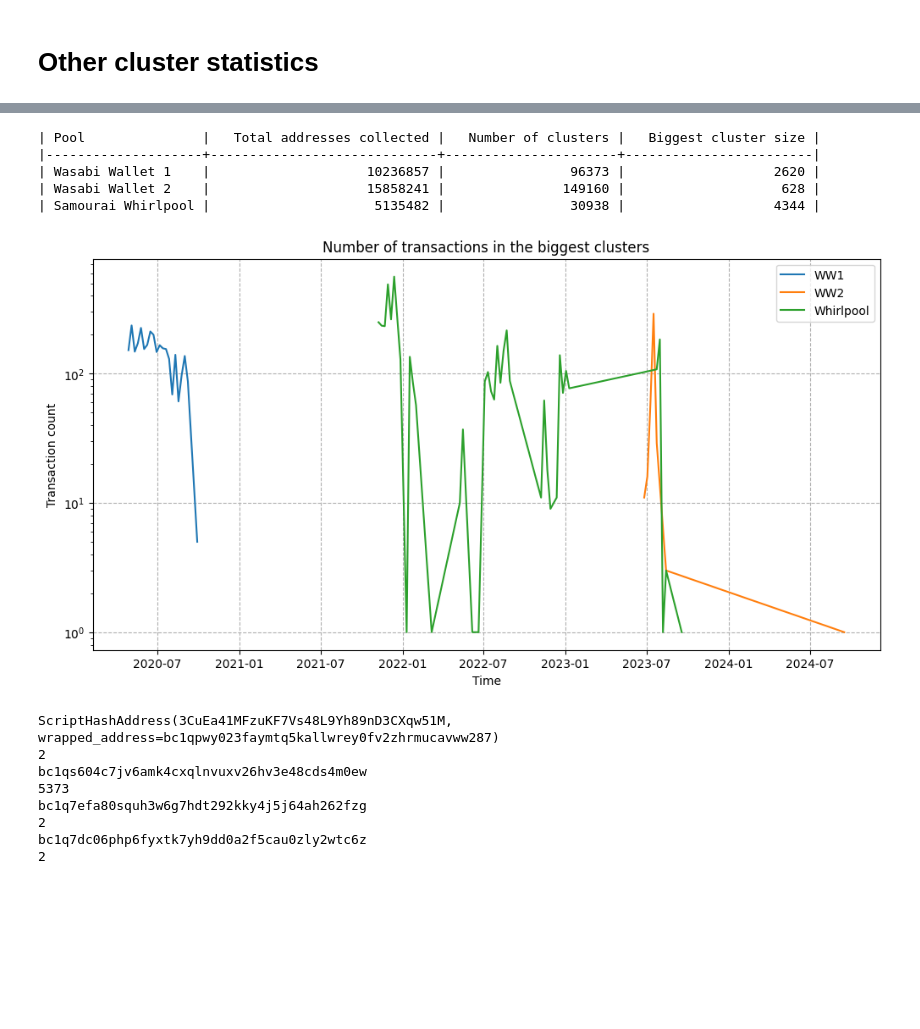
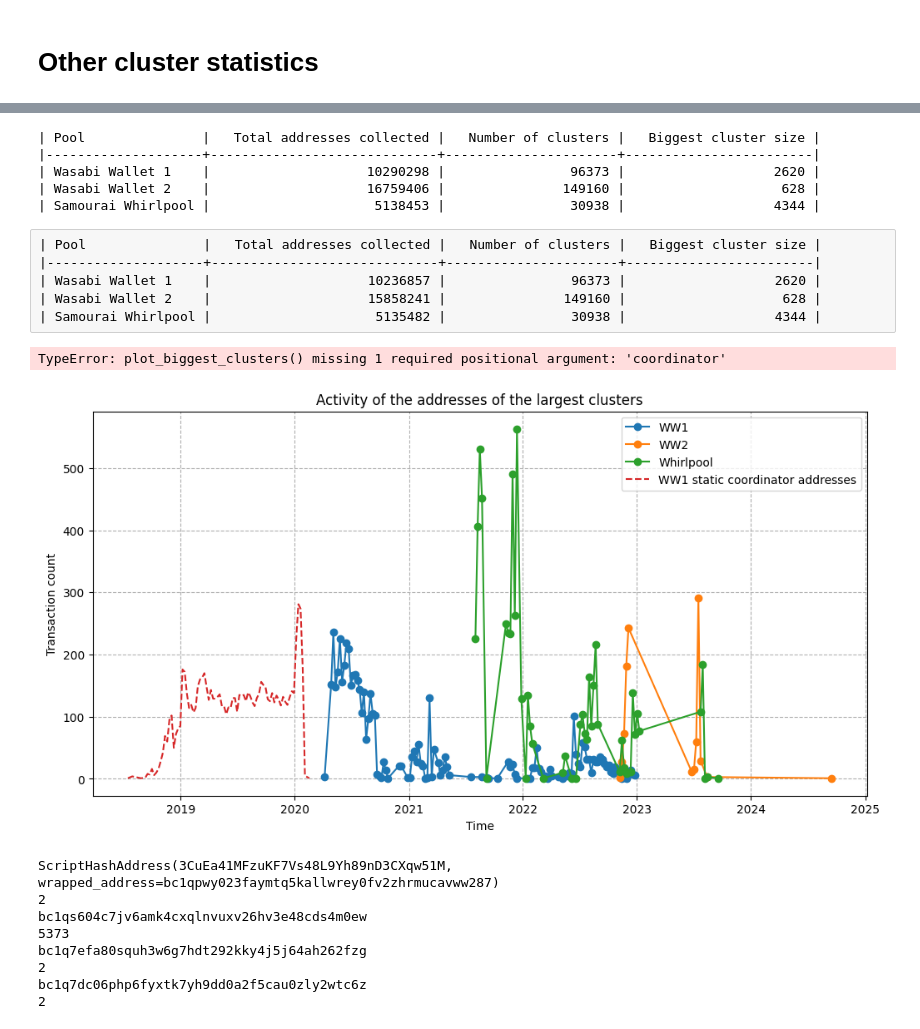
Before and after one commit to mmstanone/blocksci, a Jupyter notebook: Notebooks/Clusters.ipynb, the cells around one changed output, grey strips where cells are left out. Cells and saved outputs as stored; diff of their text form; code cells hidden in the pictures; blank space fills up the shorter version.

```diff
--- a/Notebooks/Clusters.ipynb
+++ b/Notebooks/Clusters.ipynb
@@ -305,21 +297,21 @@ print(tabulate(
     [
         [
             "Wasabi Wallet 1",
-            10236857,
+            10290298,
             len(ww1_clusters),
-            max(map(lambda c: c.address_count(), ww1_clusters))
+            max(ww1_clusters, key=lambda c: c.address_count()).address_count()
         ],
         [
             "Wasabi Wallet 2",
-            15858241,
+            16759406,
             len(ww2_clusters),
-            max(map(lambda c: c.address_count(), ww2_clusters))
+            max(ww2_clusters, key=lambda c: c.address_count()).address_count()
         ],
         [
             "Samourai Whirlpool",
-            5135482,
+            5138453,
             len(wp_clusters),
-            max(map(lambda c: c.address_count(), wp_clusters))
+            max(wp_clusters, key=lambda c: c.address_count()).address_count()
         ],
 
     ],
@@ -330,19 +322,25 @@ print(tabulate(
 # %% [output]
 | Pool               |   Total addresses collected |   Number of clusters |   Biggest cluster size |
 |--------------------+-----------------------------+----------------------+------------------------|
-| Wasabi Wallet 1    |                    10236857 |                96373 |                   2620 |
-| Wasabi Wallet 2    |                    15858241 |               149160 |                    628 |
-| Samourai Whirlpool |                     5135482 |                30938 |                   4344 |
+| Wasabi Wallet 1    |                    10290298 |                96373 |                   2620 |
+| Wasabi Wallet 2    |                    16759406 |               149160 |                    628 |
+| Samourai Whirlpool |                     5138453 |                30938 |                   4344 |
+# %% [raw]
+| Pool               |   Total addresses collected |   Number of clusters |   Biggest cluster size |
+|--------------------+-----------------------------+----------------------+------------------------|
+| Wasabi Wallet 1    |                    10236857 |                96373 |                   2620 |
+| Wasabi Wallet 2    |                    15858241 |               149160 |                    628 |
+| Samourai Whirlpool |                     5135482 |                30938 |                   4344 |
 # %%
-def plot_biggest_clusters(ww1, ww2, sw):
+def plot_biggest_clusters(ww1, ww2, sw, coordinator):
 
-    def process(biggest_cluster):
+    def process(biggest_clusters):
         a: blocksci.Address
 
         all_cluster_transactions = set()
 
-        for a in biggest_cluster.addresses.to_list():
-            for tx in a.txes:
+        for c in biggest_clusters:
+            for tx in c.txes():
                 all_cluster_transactions.add(tx)
 
 
@@ -354,21 +352,36 @@ def plot_biggest_clusters(ww1, ww2, sw):
     df_ww1 = process(ww1)
     df_ww2 = process(ww2)
     df_sw = process(sw)
+    df_coordinator = process(coordinator)
 
     plt.figure(figsize=(12, 6))
 
-    plt.plot(df_ww1['week_start'], df_ww1["count"], label="WW1")
-    plt.plot(df_ww2['week_start'], df_ww2["count"], label="WW2")
-    plt.plot(df_sw['week_start'], df_sw["count"], label="Whirlpool")
+    plt.plot(df_ww1['week_start'], df_ww1["count"], label="WW1", marker='o')
+    plt.plot(df_ww2['week_start'], df_ww2["count"], label="WW2", marker='o')
+    plt.plot(df_sw['week_start'], df_sw["count"], label="Whirlpool", marker='o')
+    plt.plot(df_coordinator['week_start'], df_coordinator["count"], label="WW1 static coordinator addresses", ls='--')
     plt.grid(ls='--')
+
     plt.xlabel('Time')
     plt.ylabel('Transaction count')
-    plt.title('Number of transactions in the biggest clusters')
+    plt.title('Activity of the addresses of the largest clusters')
     plt.legend()
+    plt.savefig('/mnt/blocksci/activity.png')
+    plt.show()
 # %%
-plot_biggest_clusters(max(ww1_clusters, key=lambda c: c.address_count()), max(ww2_clusters, key=lambda c: c.address_count()), max(wp_clusters, key=lambda c: c.address_count()))
+ww1_largest_clusters = list(sorted(ww1_clusters, key=lambda c: c.address_count()))[-2:]
+ww2_largest_clusters = list(sorted(ww2_clusters, key=lambda c: c.address_count()))[-2:]
+sw_largest_clusters = list(sorted(wp_clusters, key=lambda c: c.address_count()))[-2:]
+
+plot_biggest_clusters(ww1_largest_clusters, ww2_largest_clusters, sw_largest_clusters)
 # %% [output]
-[figure, removed]
+TypeError: plot_biggest_clusters() missing 1 required positional argument: 'coordinator'
+# %%
+coordinator_cluster = [ww1_clusterer.cluster_with_address(chain.address_from_string("bc1qs604c7jv6amk4cxqlnvuxv26hv3e48cds4m0ew")), ww1_clusterer.cluster_with_address(chain.address_from_string("bc1qa24tsgchvuxsaccp8vrnkfd85hrcpafg20kmjw"))]
+
+plot_biggest_clusters(ww1_largest_clusters, ww2_largest_clusters, sw_largest_clusters, coordinator_cluster)
+# %% [output]
+[figure, added]
 # %%
 coordinator_cluster = ww1_clusterer.cluster_with_address(chain.address_from_string("bc1qs604c7jv6amk4cxqlnvuxv26hv3e48cds4m0ew"))
 
```
Also changed, not shown: parts of 15 cells of this notebook, 2 other files.
